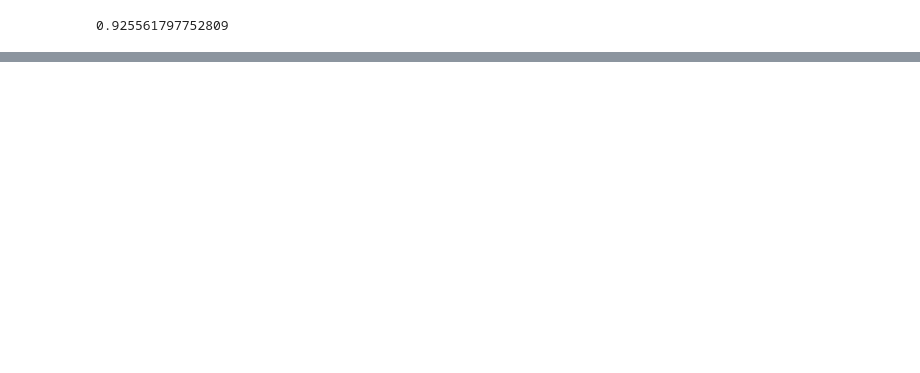
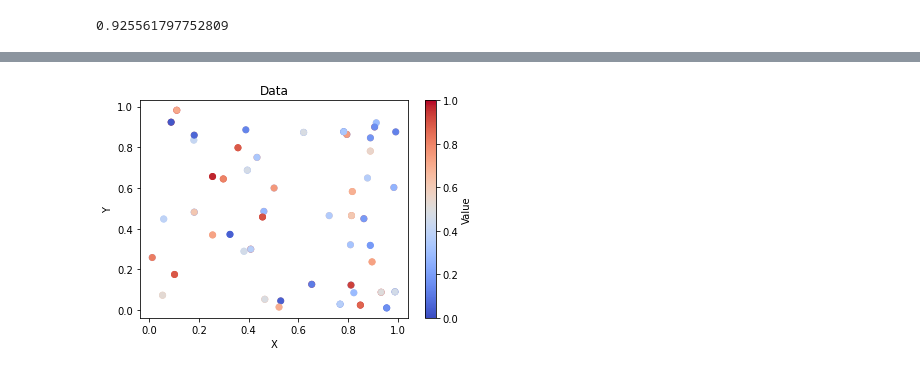
Before and after one commit to Setu-Gupta/WN-Project, a Jupyter notebook: performance.ipynb, the cells around one changed output, grey strips where cells are left out. Cells and saved outputs as stored; diff of their text form; code cells hidden in the pictures; blank space fills up the shorter version.

```diff
--- a/performance.ipynb
+++ b/performance.ipynb
@@ -77,0 +189,27 @@ obj.metric_dict_acc
+# %%
+n = 50
+x = np.random.rand(n)
+y = np.random.rand(n)
+first = np.random.rand(n)
+second = np.random.rand(n)
+
+# Create the color map
+cmap = plt.cm.get_cmap('coolwarm')
+
+# Plot the data
+plt.scatter(x, y, c=first, cmap=cmap, vmin=0, vmax=1)
+plt.scatter(x, y, c=second, cmap=cmap, vmin=0, vmax=1)
+
+# Add a color bar
+cb = plt.colorbar()
+cb.set_label('Value')
+
+# Add labels and title
+plt.xlabel('X')
+plt.ylabel('Y')
+plt.title('Data')
+
+# Show the plot
+plt.show()
+# %% [output]
+[figure, added]
```
Also changed, not shown: parts of 7 cells of this notebook.
